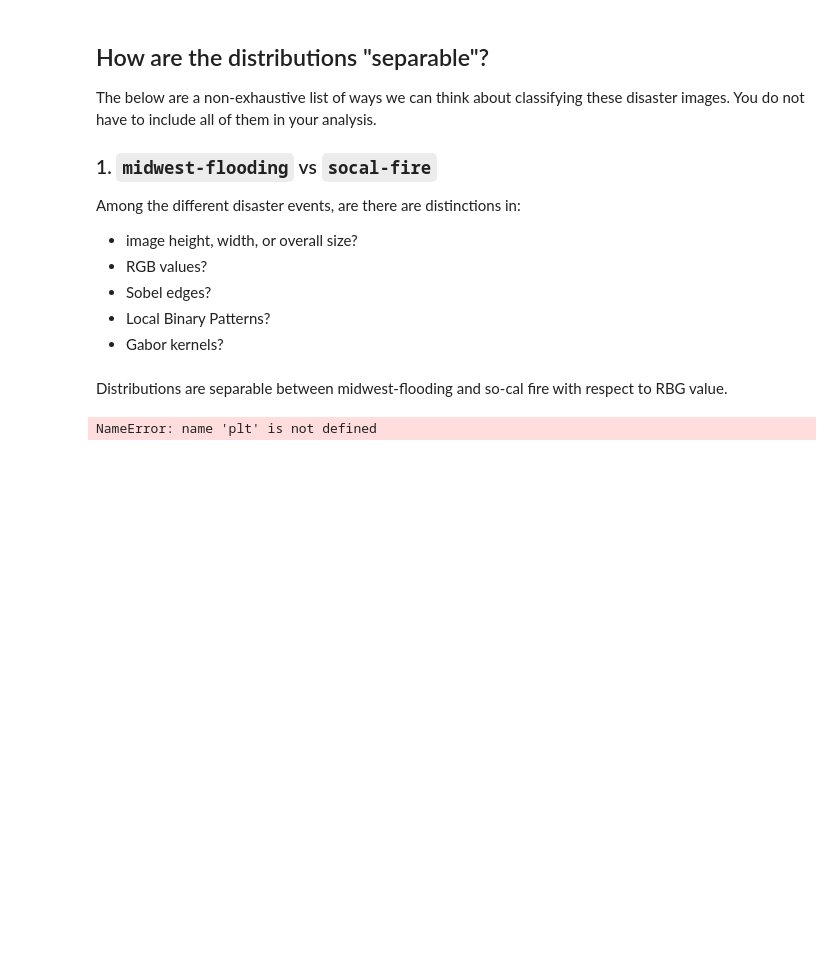
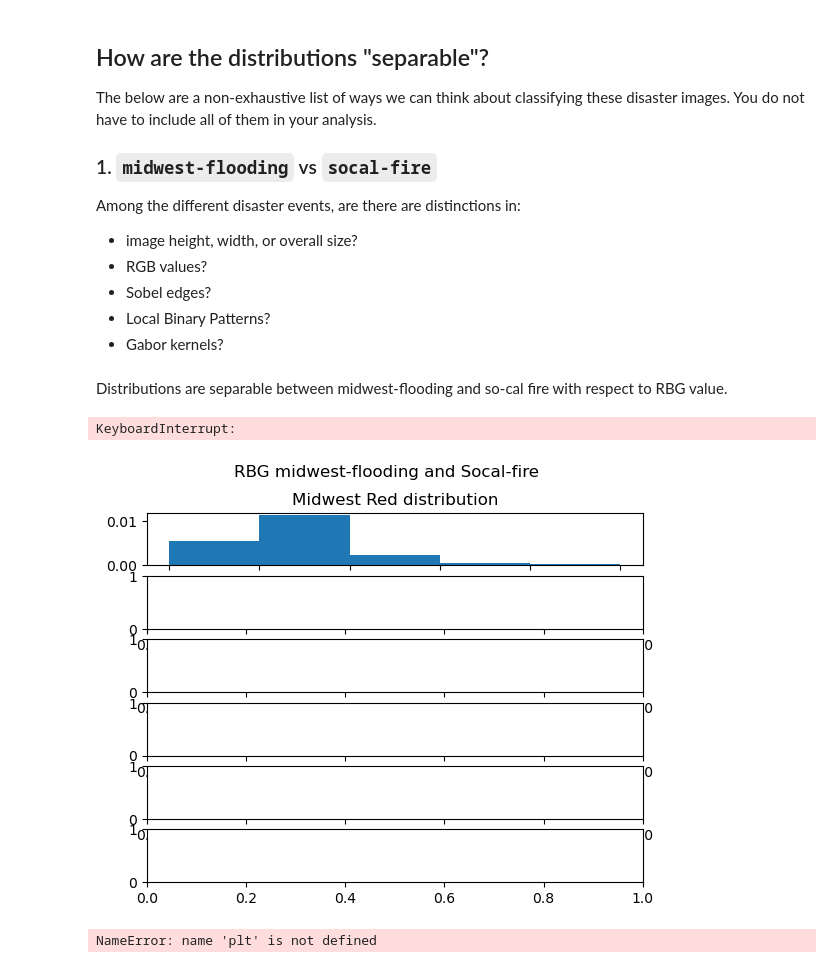
Before and after one commit to JXDolan/data200-Grad-project, a Jupyter notebook: cv_eda_starter.ipynb, the cells around one changed output. Cells and saved outputs as stored; diff of their text form; code cells hidden in the pictures; blank space fills up the shorter version.

```diff
--- a/cv_eda_starter.ipynb
+++ b/cv_eda_starter.ipynb
@@ -839,12 +841,15 @@ Distributions are separable between midwest-flooding and so-cal fire with respec
 # %%
 fig, axs = plt.subplots(6)
 fig.suptitle('RBG midwest-flooding and Socal-fire')
 
-axs[0].hist(midwest_reds, midwest_bins, density=True)
+axs[0].hist(flooding_reds, color_bins, density=True)
 axs[0].set_title("Midwest Red distribution")
 
-axs[1].hist(midwest_blues, midwest_bins, density=True)
+axs[1].hist(flooding_blues, color_bins, density=True)
 axs[0].set_title("Midwest Blue distribution")
+# %% [output]
+KeyboardInterrupt:
+[figure, added]
 # %%
 fig, ax = plt.subplots()
 ax.hist(socal_reds, bins = color_bins, density = True)
```
Also changed, not shown: parts of 5 cells of this notebook.
